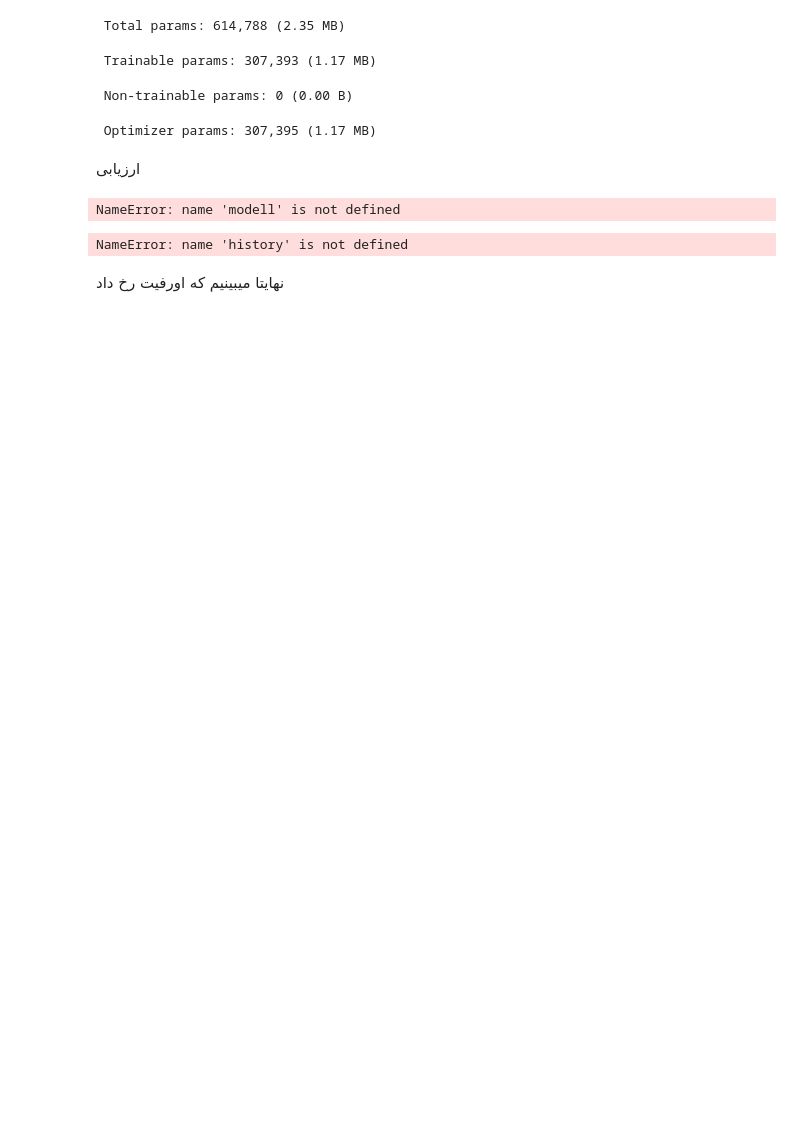
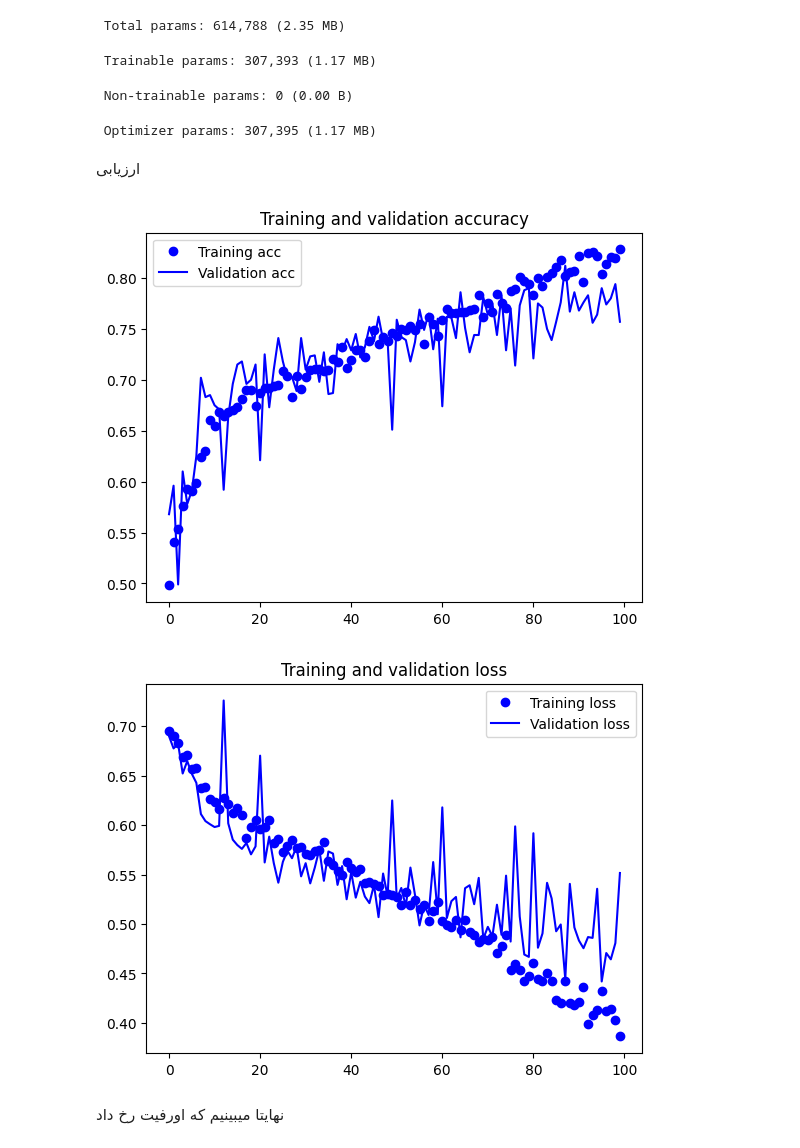
Before and after one commit to MaryamMortazaviSefat/cat_vs_dog, a Jupyter notebook: 2_.ipynb, the cells around one changed output. Saved outputs shown, nothing was run; the diff lists cells and outputs as text; code cells hidden in the pictures; blank space fills up the shorter version.

```diff
--- a/2_.ipynb
+++ b/2_.ipynb
@@ -200,6 +202,7 @@ Found 1000 images belonging to 2 classes.
 history = model.fit(
     train_generator,
     epochs=100,
+    batch_size=100,
     validation_data=validation_generator
 )
 # %% [output]
@@ -250,53 +253,29 @@ Model: "sequential"
 ارزیابی
 # %%
 import matplotlib.pyplot as plt
-%matplotlib inline
-acc = modell.history['accuracy']
+acc = history.history['acc']
 val_acc = history.history['val_acc']
 loss = history.history['loss']
 val_loss = history.history['val_loss']
 
 epochs = range(len(acc))
 
 plt.plot(epochs, acc, 'bo', label='Training acc')
 plt.plot(epochs, val_acc, 'b', label='Validation acc')
 plt.title('Training and validation accuracy')
 plt.legend()
 
 plt.figure()
 
 plt.plot(epochs, loss, 'bo', label='Training loss')
 plt.plot(epochs, val_loss, 'b', label='Validation loss')
 plt.title('Training and validation loss')
 plt.legend()
 
 plt.show()
 # %% [output]
-NameError: name 'modell' is not defined
+[figure, added]
+[figure, added]
-# %%
-
-acc = history.history['acc']
-val_acc = history.history['val_acc']
-loss = history.history['loss']
-val_loss = history.history['val_loss']
-
-epochs = range(len(acc))
-
-plt.plot(epochs, acc, 'bo', label='Training acc')
-plt.plot(epochs, val_acc, 'b', label='Validation acc')
-plt.title('Training and validation accuracy')
-plt.legend()
-
-plt.figure()
-
-plt.plot(epochs, loss, 'bo', label='Training loss')
-plt.plot(epochs, val_loss, 'b', label='Validation loss')
-plt.title('Training and validation loss')
-plt.legend()
-
-plt.show()
-# %% [output]
-NameError: name 'history' is not defined
 # %% [markdown]
 نهایتا میبینیم که اورفیت رخ داد
 # %%
```
Also changed, not shown: parts of 2 cells of this notebook.
